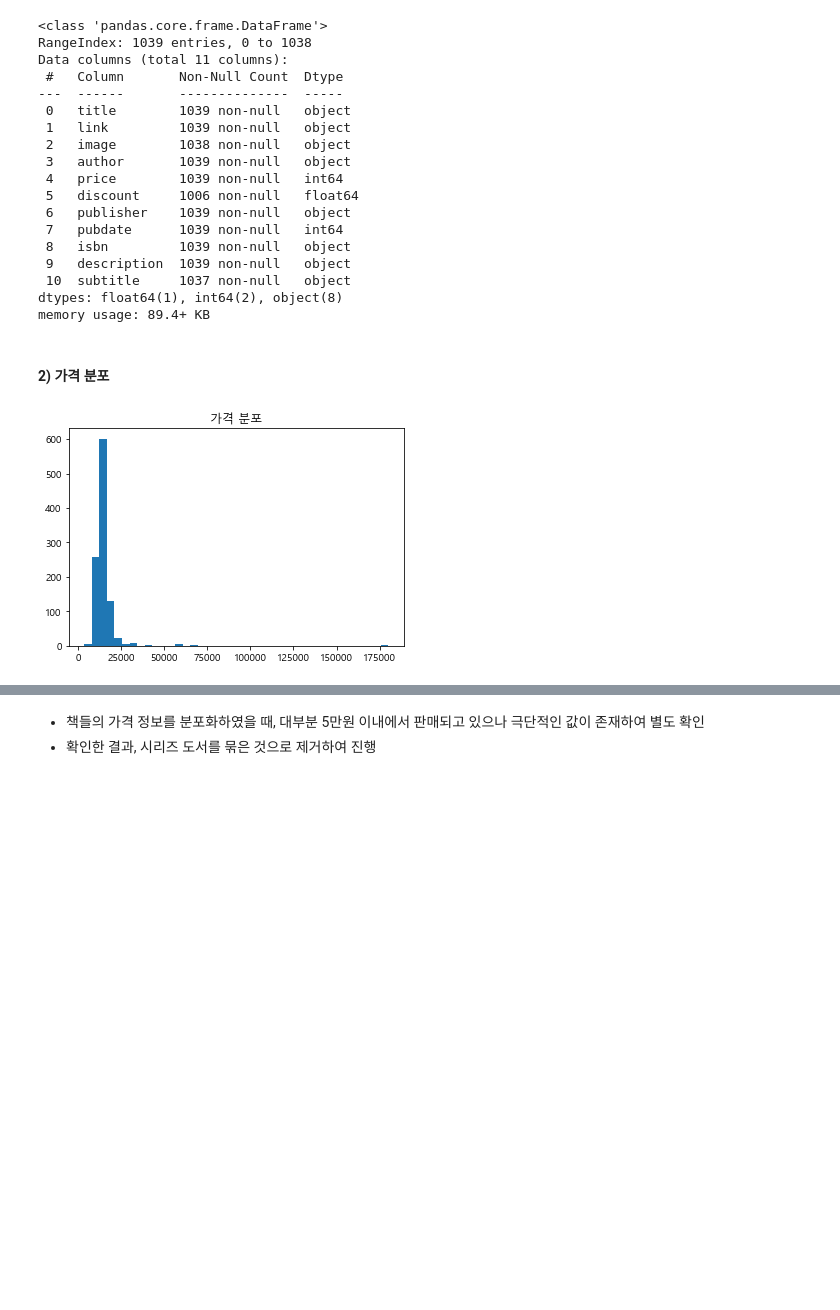
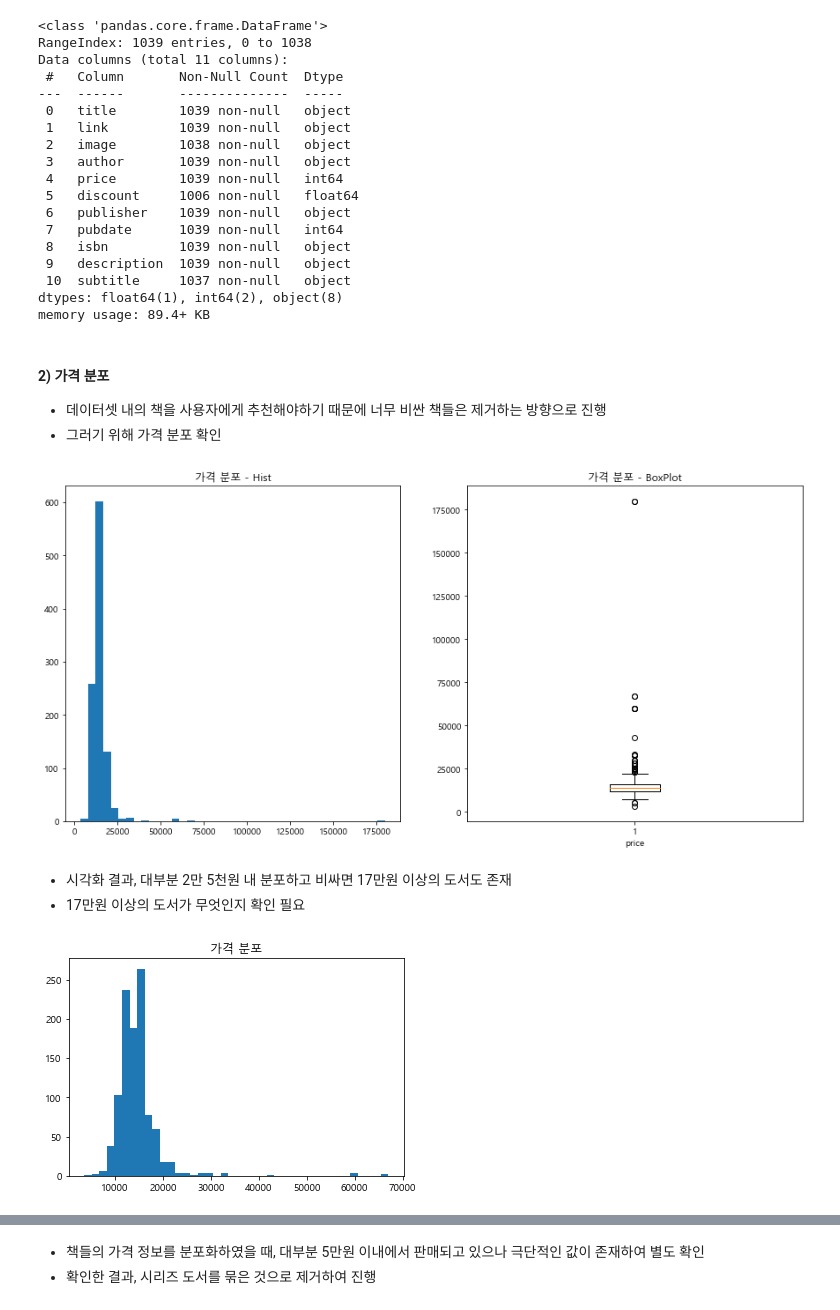
Before and after one commit to AIVLE-School-first-Big-Project/Your-Feelings, a Jupyter notebook: dataAnalysis/book_EDA.ipynb, the cells around one changed output, grey strips where cells are left out. Saved outputs shown, nothing was run; the diff lists cells and outputs as text; code cells hidden in the pictures; blank space fills up the shorter version.

```diff
--- a/dataAnalysis/book_EDA.ipynb
+++ b/dataAnalysis/book_EDA.ipynb
@@ -51,10 +55,16 @@ plt.show()
 - 그 외 할인가격, 이미지 정보는 결측치가 있어도 영향X → 무시하고 진행
 # %%
 # 줄거리 전처리 - 결측값 제거, 특수 문자 제거
-data = data.dropna(subset=['description']).reset_index(drop=True)
+data = data.dropna(subset=['description']).reset_index(drop=True) # 결측제거
 
+# 태그 제거
+data['description'] = data['description'].apply(lambda x: re.sub('<[^>]*>', '', x))
+
+# &#x0D; 제거
 data['description'] = data['description'].apply(lambda x: re.sub('[&#x0D;]',' ', x))
-data['description'] = data['description'].apply(lambda x: re.sub('[-=+#/\:^@*\"※~ㆍ『』‘|\(\)\[\]▶`\'…《》\”\“\’·<b></b>「」]','', x))
+
+# 특수문자 제거
+data['description'] = data['description'].apply(lambda x: re.sub('[-=+#/\:^@*\"※~ㆍ『』‘|\(\)\[\]▶`\'…《》\”\“\’·「」]','', x))
 
 data.tail(3)
 # %% [output]
@@ -94,12 +106,34 @@ Data columns (total 11 columns):
  10  subtitle     1037 non-null   object
 dtypes: float64(1), int64(2), object(8)
 memory usage: 89.4+ KB
-# %% [markdown]
-#### 2) 가격 분포
+# %% [markdown]
+#### 2) 가격 분포
+- 데이터셋 내의 책을 사용자에게 추천해야하기 때문에 너무 비싼 책들은 제거하는 방향으로 진행
+- 그러기 위해 가격 분포 확인
+# %%
+plt.figure(figsize=(15, 7))
+
+plt.subplot(1, 2, 1)
+
+data['price'].hist(bins=40, grid=False)
+plt.title("가격 분포 - Hist")
+
+plt.subplot(1, 2, 2)
+plt.boxplot(data['price'])
+plt.xlabel('price')
+plt.title("가격 분포 - BoxPlot")
+
+plt.show()
+# %% [output]
+[figure, added]
+# %% [markdown]
+- 시각화 결과, 대부분 2만 5천원 내 분포하고 비싸면 17만원 이상의 도서도 존재
+- 17만원 이상의 도서가 무엇인지 확인 필요
 # %%
-data['price'].hist(bins=40, grid=False)
+# 17만원짜리 제외하고 시각화
+data.loc[data['price']<max(data['price']), 'price'].hist(bins=40, grid=False)
 
 plt.title("가격 분포")
 plt.show()
 # %% [output]
-[figure, old version]
+[figure, new version]
```
Also changed, not shown: parts of 8 cells of this notebook, 2 other files.
